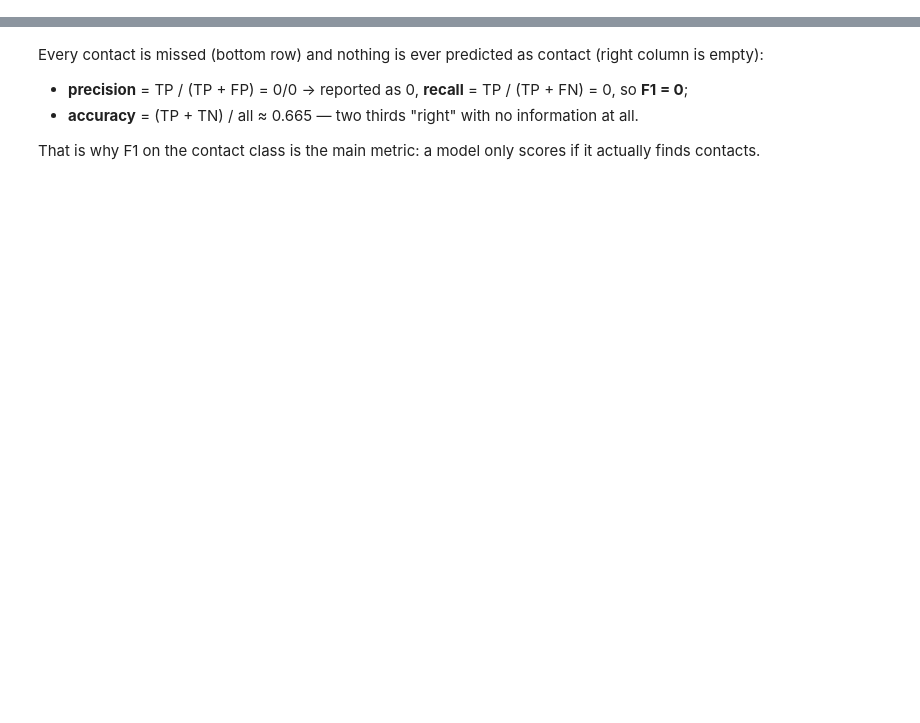
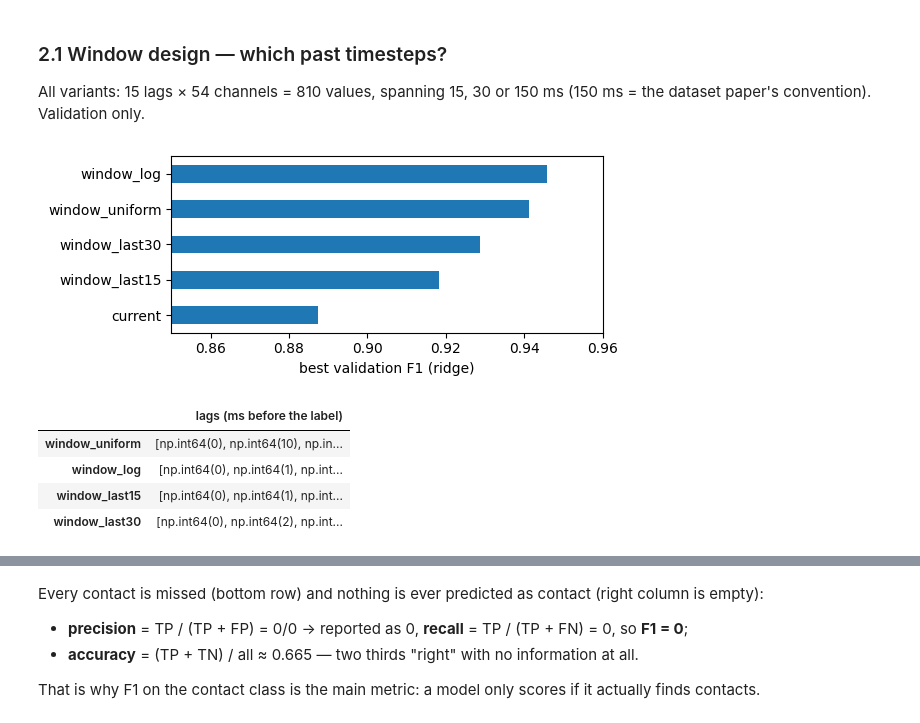
Before and after one commit to FilippoGorini/ML2_project, a Jupyter notebook: notebooks/02_results.ipynb, the cells around one changed output, grey strips where cells are left out. Cells and saved outputs as stored; diff of their text form; code cells hidden in the pictures; blank space fills up the shorter version.

```diff
--- a/notebooks/02_results.ipynb
+++ b/notebooks/02_results.ipynb
@@ -45,0 +152,17 @@ plt.tight_layout()
+# %% [markdown]
+### 2.1 Window design — which past timesteps?
+
+All variants: 15 lags × 54 channels = 810 values, spanning 15, 30 or 150 ms (150 ms = the dataset paper's
+convention). Validation only.
+# %%
+windows = ["ridge_current"] + [f"ridge_{n}" for n in LAGS if f"ridge_{n}" in val_runs or f"ridge_{n}" in runs]
+val_win = pd.Series({n.removeprefix("ridge_"): best_val(n) for n in windows}).sort_values()
+val_win.plot.barh(figsize=(6, 2.5), xlim=(0.85, 0.96)); plt.xlabel("best validation F1 (ridge)"); plt.tight_layout(); plt.show()
+pd.DataFrame({"lags (ms before the label)": {n: str(list(LAGS[n])) for n in LAGS if n in val_win}})
+# %% [output]
+[figure, added]
+|  | lags (ms before the label) |
+| window_uniform | [np.int64(0), np.int64(10), np.in... |
+| window_log | [np.int64(0), np.int64(1), np.int... |
+| window_last15 | [np.int64(0), np.int64(1), np.int... |
+| window_last30 | [np.int64(0), np.int64(2), np.int... |
```
Also changed, not shown: parts of 48 cells of this notebook, 19 other files.
